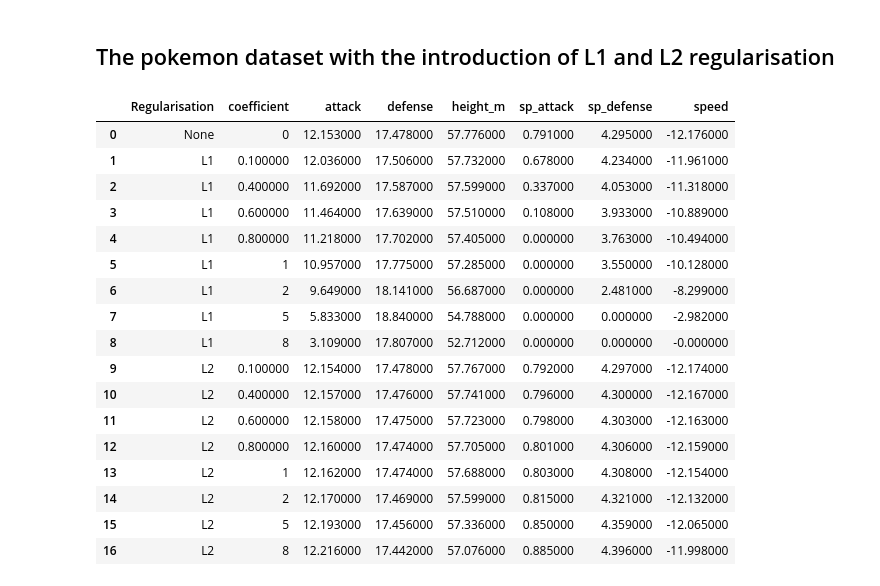
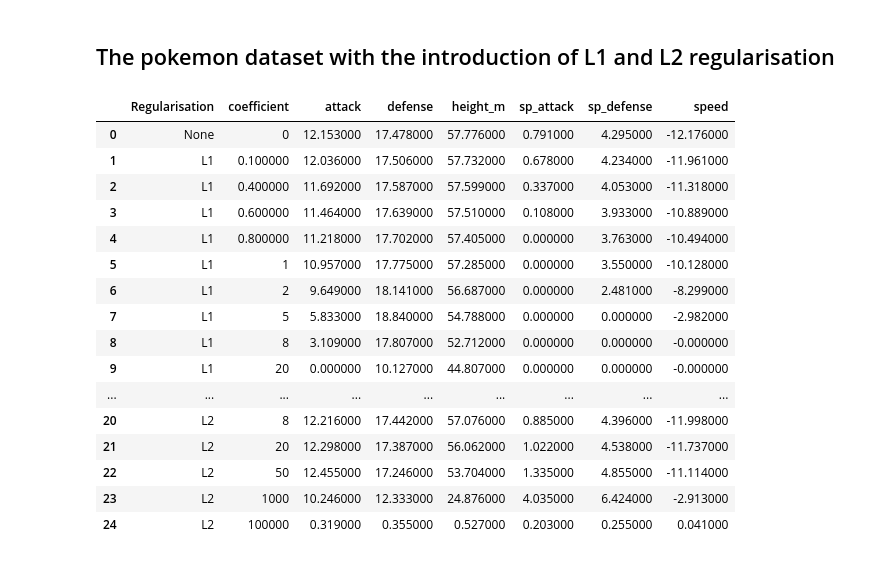
Before and after one commit to DanielCiccC/COMP4702_S12023, a Jupyter notebook: Pracw6/prac6.ipynb, the cells around one changed output. Drawn from its saved outputs; the diff is of its cells as text; code cells hidden in the pictures.

```diff
--- a/Pracw6/prac6.ipynb
+++ b/Pracw6/prac6.ipynb
@@ -120,13 +131,14 @@ Text(0.5, 1.0, 'Confusion matrix test data')
 # %%
 pred_proba_df = pd.DataFrame(log_reg.predict_proba(X_test))
-threshold_list = [0.05,0.1,0.15,0.2,0.25,0.3,0.35,0.4,0.45,0.5,0.55,0.6,0.65,.7,.75,.8,.85,.9,.95,.99]
+threshold_list = [0.05,0.2,0.25,0.3,0.5,.75,.95,.99]
+print("Remember: A positive refers to an normal test (and thus TP is a normal test that is sucessfully identified) A FN refers to an abnormal test, incorrectly identifed as normal")
+
 for i in threshold_list:
     print ('\n******** For i = {} ******'.format(i))
     y_test_pred = pred_proba_df.applymap(lambda x: 1 if x>i else 0)
     test_accuracy = accuracy_score(y_test,
                                            y_test_pred.iloc[:,1])
     print('Our testing accuracy is {}'.format(test_accuracy))
-
-    print(confusion_matrix(y_test,
-                           y_test_pred.iloc[:,1]))
+    F, P = confusion_matrix(y_test, y_test_pred.iloc[:,1])
+    print(f"Confusion matrix: \n TN: {F[0]} FN: {F[1]} \n FP: {P[0]} TP: {P[1]}")
 # %% [output]
@@ -169,39 +181,38 @@ df_regularisation.loc[0, :] =  "None", "0", *[round(i, 3) for i in regr.coef_]
 
 # perform L1 and L2 regularisation
 #L1 regularisation (LASSO)
-regularisation_params = [0.1, 0.4, 0.6, 0.8, 1, 2, 5, 8]
+regularisation_params = [0.1, 0.4, 0.6, 0.8, 1, 2, 5, 8, 20, 50, 1000, 100000]
 for i in regularisation_params:
     regr_L1 = Lasso(alpha=i).fit(X_scaled, pokemon['weight_kg'])
 
     df_regularisation.loc[idx_filled, :] =  "L1", i, *[round(i, 3) for i in regr_L1.coef_]
     idx_filled += 1
 
 
 
 #L2 regularisation (LASSO)
 for i in regularisation_params:
     regr_L2 = Ridge(alpha=i).fit(X_scaled, pokemon['weight_kg'])
 
     df_regularisation.loc[idx_filled, :] =  "L2", i, *[round(i, 3) for i in regr_L2.coef_]
     idx_filled += 1
 
 df_regularisation.style
 # %% [output]
 |  | Regularisation | coefficient | attack | defense | height_m | sp_attack | sp_defense | speed |
 | 0 | None | 0 | 12.153000 | 17.478000 | 57.776000 | 0.791000 | 4.295000 | -12.176000 |
 | 1 | L1 | 0.100000 | 12.036000 | 17.506000 | 57.732000 | 0.678000 | 4.234000 | -11.961000 |
 | 2 | L1 | 0.400000 | 11.692000 | 17.587000 | 57.599000 | 0.337000 | 4.053000 | -11.318000 |
 | 3 | L1 | 0.600000 | 11.464000 | 17.639000 | 57.510000 | 0.108000 | 3.933000 | -10.889000 |
 | 4 | L1 | 0.800000 | 11.218000 | 17.702000 | 57.405000 | 0.000000 | 3.763000 | -10.494000 |
 | 5 | L1 | 1 | 10.957000 | 17.775000 | 57.285000 | 0.000000 | 3.550000 | -10.128000 |
 | 6 | L1 | 2 | 9.649000 | 18.141000 | 56.687000 | 0.000000 | 2.481000 | -8.299000 |
 | 7 | L1 | 5 | 5.833000 | 18.840000 | 54.788000 | 0.000000 | 0.000000 | -2.982000 |
 | 8 | L1 | 8 | 3.109000 | 17.807000 | 52.712000 | 0.000000 | 0.000000 | -0.000000 |
-| 9 | L2 | 0.100000 | 12.154000 | 17.478000 | 57.767000 | 0.792000 | 4.297000 | -12.174000 |
-| 10 | L2 | 0.400000 | 12.157000 | 17.476000 | 57.741000 | 0.796000 | 4.300000 | -12.167000 |
-| 11 | L2 | 0.600000 | 12.158000 | 17.475000 | 57.723000 | 0.798000 | 4.303000 | -12.163000 |
-| 12 | L2 | 0.800000 | 12.160000 | 17.474000 | 57.705000 | 0.801000 | 4.306000 | -12.159000 |
-| 13 | L2 | 1 | 12.162000 | 17.474000 | 57.688000 | 0.803000 | 4.308000 | -12.154000 |
-| 14 | L2 | 2 | 12.170000 | 17.469000 | 57.599000 | 0.815000 | 4.321000 | -12.132000 |
-| 15 | L2 | 5 | 12.193000 | 17.456000 | 57.336000 | 0.850000 | 4.359000 | -12.065000 |
-| 16 | L2 | 8 | 12.216000 | 17.442000 | 57.076000 | 0.885000 | 4.396000 | -11.998000 |
+| 9 | L1 | 20 | 0.000000 | 10.127000 | 44.807000 | 0.000000 | 0.000000 | -0.000000 |
+| ... | ... | ... | ... | ... | ... | ... | ... | ... |
+| 20 | L2 | 8 | 12.216000 | 17.442000 | 57.076000 | 0.885000 | 4.396000 | -11.998000 |
+| 21 | L2 | 20 | 12.298000 | 17.387000 | 56.062000 | 1.022000 | 4.538000 | -11.737000 |
+| 22 | L2 | 50 | 12.455000 | 17.246000 | 53.704000 | 1.335000 | 4.855000 | -11.114000 |
+| 23 | L2 | 1000 | 10.246000 | 12.333000 | 24.876000 | 4.035000 | 6.424000 | -2.913000 |
+| 24 | L2 | 100000 | 0.319000 | 0.355000 | 0.527000 | 0.203000 | 0.255000 | 0.041000 |
```
Also changed, not shown: parts of 4 cells of this notebook, 2 other files.
